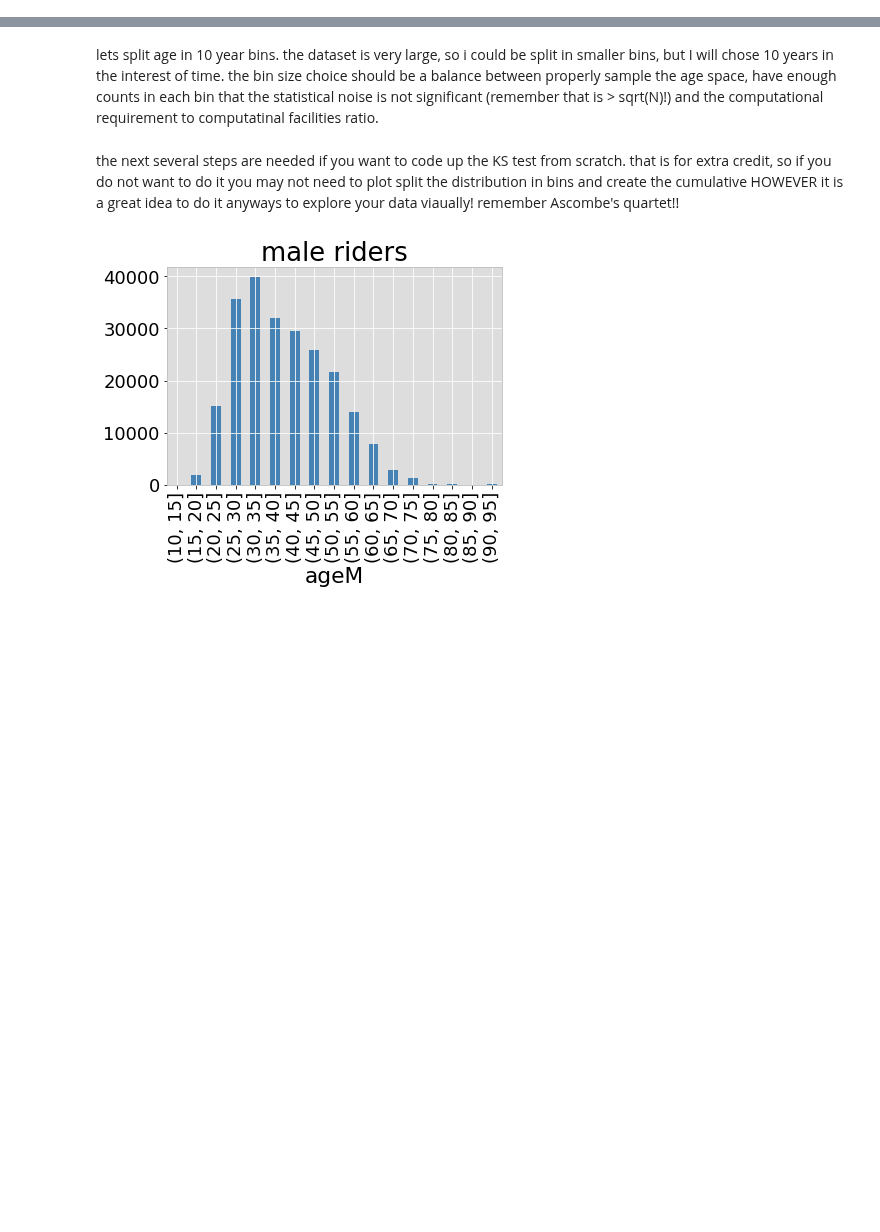
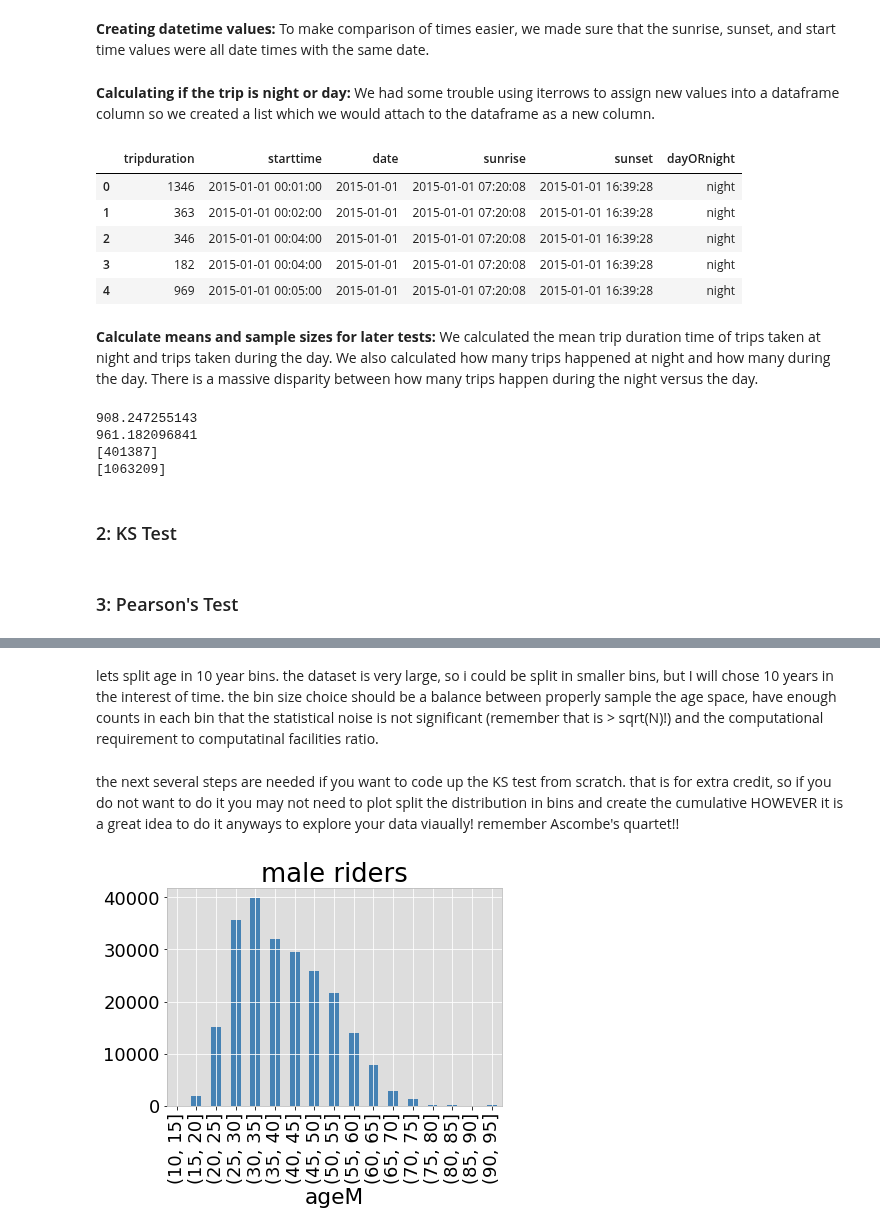
Before and after one commit to seanandrewchen/PUI2017_sac820, a Jupyter notebook: HW4_sac820/Assignment4.ipynb, the cells around one changed output, grey strips where cells are left out. Drawn from its saved outputs; the diff is of its cells as text; code cells hidden in the pictures; blank space fills up the shorter version.

```diff
--- a/HW4_sac820/Assignment4.ipynb
+++ b/HW4_sac820/Assignment4.ipynb
@@ -117,0 +143,4 @@ df.describe()
+# %%
+sunriseSunset = pd.read_csv('nyc_sunrise_sunset.csv', parse_dates=True)
+sunriseSunset['date'] = pd.to_datetime(sunriseSunset['date'])
+sunriseSunset.head()
@@ -117,0 +156,8 @@ df.describe()
+# %%
+sunrise_to_date = sunriseSunset.set_index('date').to_dict()['sunrise']
+sunset_to_date = sunriseSunset.set_index('date').to_dict()['sunset']
+
+durationData['sunrise'] = durationData['date'].map(sunrise_to_date)
+durationData['sunset'] = durationData['date'].map(sunset_to_date)
+
+durationData.head()
@@ -117,0 +171,33 @@ df.describe()
+# %% [markdown]
+**Creating datetime values:** To make comparison of times easier, we made sure that the sunrise, sunset, and start time values were all date times with the same date.
+# %%
+durationData['sunrise'] = durationData['date'].astype(str) + ' ' + durationData['sunrise'].astype(str)
+durationData['sunset'] = durationData['date'].astype(str) + ' ' + durationData['sunset'].astype(str)
+durationData['starttime'] = durationData['date'].astype(str) + ' ' + durationData['starttime'].astype(str)
+
+durationData['sunrise'] = pd.to_datetime(durationData['sunrise'])
+durationData['sunset'] = pd.to_datetime(durationData['sunset'])
+durationData['starttime'] = pd.to_datetime(durationData['starttime'])
+# %% [markdown]
+**Calculating if the trip is night or day:** We had some trouble using iterrows to assign new values into a dataframe column so we created a list which we would attach to the dataframe as a new column.
+# %%
+dayORnight = []
+
+for index, row in durationData.iterrows():
+    if (row['starttime'] > row['sunrise'] and row['starttime'] < row['sunset']):
+        dayORnight.append('day')
+    else:
+        dayORnight.append('night')
+# %%
+lightORdark = pd.Series(dayORnight)
+durationData['dayORnight'] = lightORdark.values
+durationData.head()
+# %% [output]
+|  | tripduration | starttime | date | sunrise | sunset | dayORnight |
+| 0 | 1346 | 2015-01-01 00:01:00 | 2015-01-01 | 2015-01-01 07:20:08 | 2015-01-01 16:39:28 | night |
+| 1 | 363 | 2015-01-01 00:02:00 | 2015-01-01 | 2015-01-01 07:20:08 | 2015-01-01 16:39:28 | night |
+| 2 | 346 | 2015-01-01 00:04:00 | 2015-01-01 | 2015-01-01 07:20:08 | 2015-01-01 16:39:28 | night |
+| 3 | 182 | 2015-01-01 00:04:00 | 2015-01-01 | 2015-01-01 07:20:08 | 2015-01-01 16:39:28 | night |
+| 4 | 969 | 2015-01-01 00:05:00 | 2015-01-01 | 2015-01-01 07:20:08 | 2015-01-01 16:39:28 | night |
+# %% [markdown]
+**Calculate means and sample sizes for later tests:** We calculated the mean trip duration time of trips taken at night and trips taken during the day. We also calculated how many trips happened at night and how many during the day. There is a massive disparity between how many trips happen during the night versus the day.
@@ -117,0 +213,15 @@ df.describe()
+# %%
+print(nightMean)
+print(dayMean)
+
+print(nightSize)
+print(daySize)
+# %% [output]
+908.247255143
+961.182096841
+[401387]
+[1063209]
+# %% [markdown]
+### 2: KS Test
+# %% [markdown]
+### 3: Pearson's Test
```
Also changed, not shown: parts of 50 cells of this notebook, 21 other files.
